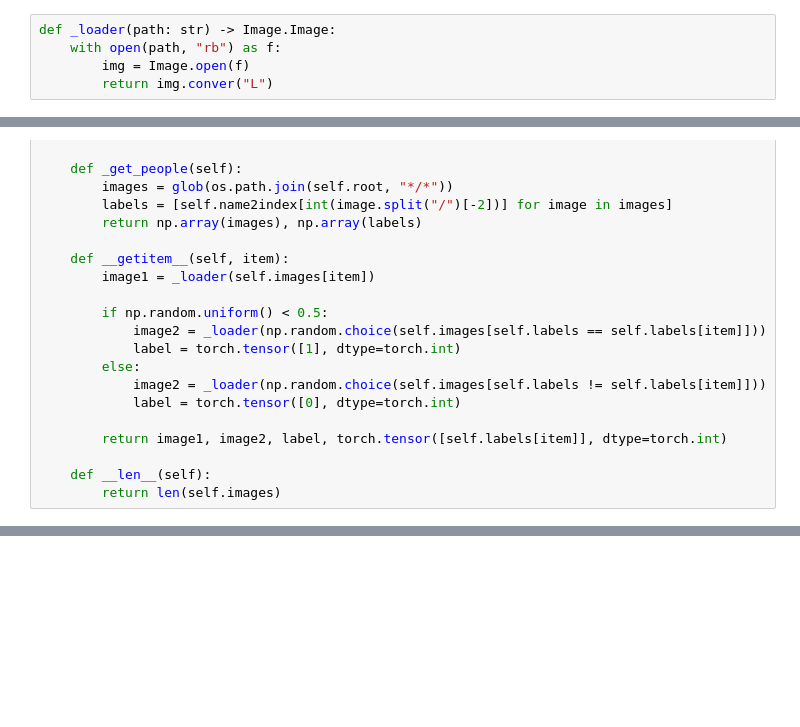
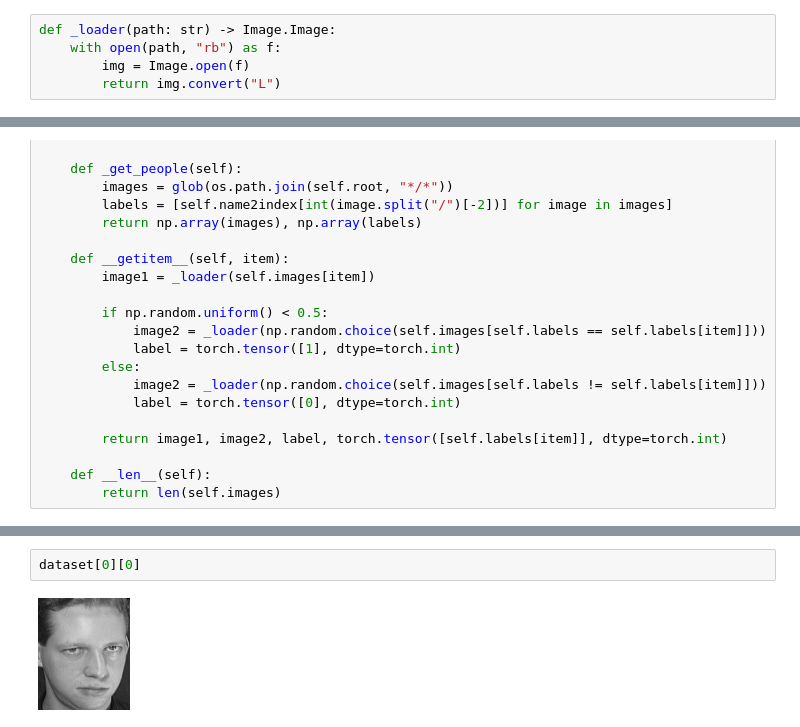
Before and after one commit to SergeBurnt/DLE_study_CV, a Jupyter notebook: face_recognition/face_recognition.ipynb, the cells around one changed output, grey strips where cells are left out. Cells and saved outputs as stored; diff of their text form; blank space fills up the shorter version.

Commit message:
dataset configured

```diff
--- a/face_recognition/face_recognition.ipynb
+++ b/face_recognition/face_recognition.ipynb
@@ -15,7 +15,7 @@ from torch.utils.data import DataLoader
 def _loader(path: str) -> Image.Image:
     with open(path, "rb") as f:
         img = Image.open(f)
-        return img.conver("L")
+        return img.convert("L")
 # %%
 images = glob(os.path.join("faces_dataset/train", "*/*"))
 # %%
@@ -60,0 +66,4 @@ IndexError: list index out of range
+# %%
+dataset[0][0]
+# %% [output]
+[figure, added]
```
Also changed, not shown: parts of 3 cells of this notebook.
